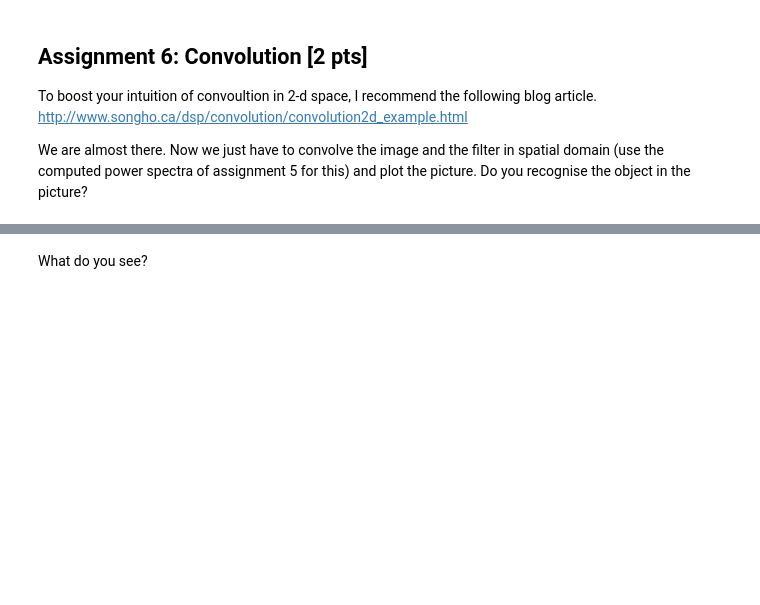
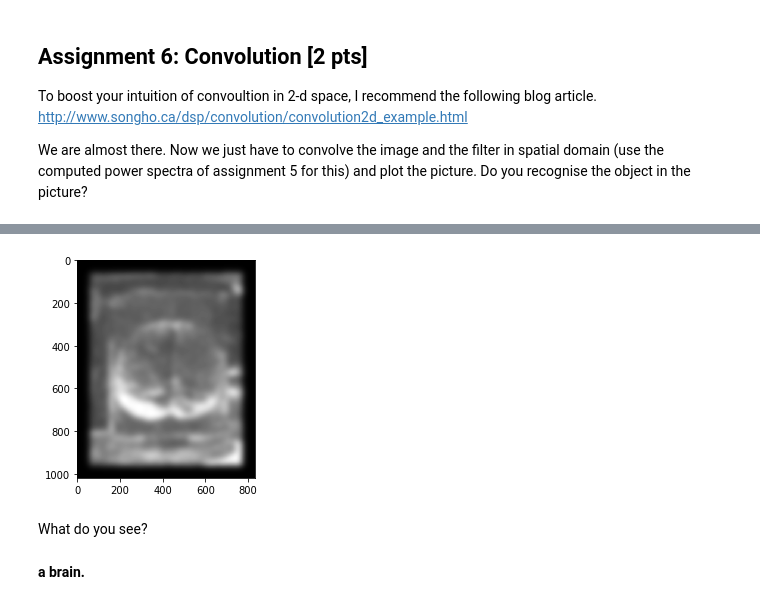
Before and after one commit to NBP-ACC/week-9-acc_2, a Jupyter notebook: sheet07.ipynb, the cells around one changed output, grey strips where cells are left out. Drawn from its saved outputs; the diff is of its cells as text; code cells hidden in the pictures; blank space fills up the shorter version.

```diff
--- a/sheet07.ipynb
+++ b/sheet07.ipynb
@@ -200,2 +215,13 @@ We are almost there. Now we just have to convolve the image and the filter in sp
+# %%
+# convolve the image power sepctrum and the filter power spectrum
+convolved_signal = signall.convolve2d(power_img, power_filter, mode='full')
+
+# plot the concolced signal
+plt.imshow(convolved_signal, cmap='gray')
+plt.show()
+# %% [output]
+[figure, added]
 # %% [markdown]
 What do you see?
+# %% [markdown]
+**a brain.**
```
Also changed, not shown: parts of 5 cells of this notebook.
